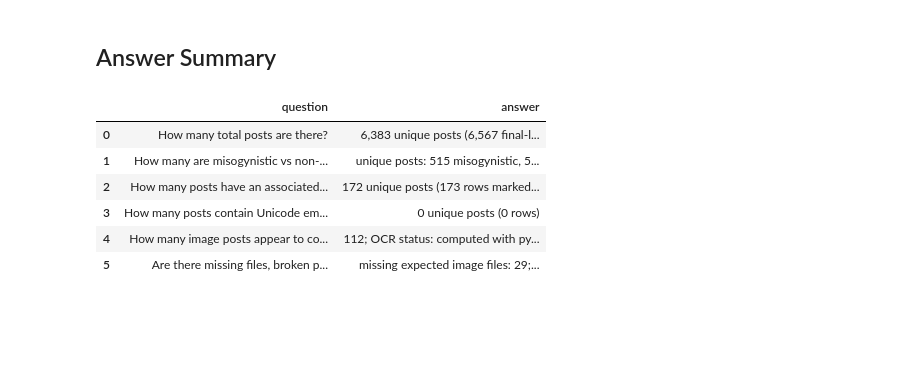
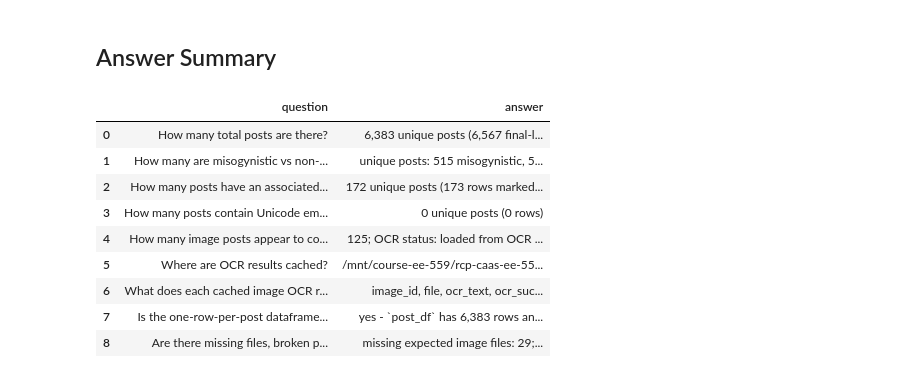
Before and after one commit to AxelTurinPlessia/EE559-DeepLearningProject-g37, a Jupyter notebook: notebooks/online_misogyny_inspection.ipynb, the cells around one changed output. Drawn from its saved outputs; the diff is of its cells as text; code cells hidden in the pictures; blank space fills up the shorter version.

```diff
--- a/notebooks/online_misogyny_inspection.ipynb
+++ b/notebooks/online_misogyny_inspection.ipynb
@@ -6,10 +6,9 @@ This notebook inspects the Online Misogyny EACL 2021 dataset stored under `datas
 from pathlib import Path
 import ast
 import hashlib
-import importlib.util
+import os
 import re
-import shutil
-import subprocess
+import time
 from collections import defaultdict
 
 import numpy as np
@@ -29,6 +28,7 @@ def find_dataset_root(start=Path.cwd()):
 
 
 DATASET_ROOT = find_dataset_root()
+PROJECT_ROOT = DATASET_ROOT.parent.parent
 DATA_DIR = DATASET_ROOT / "data"
 FINAL_CSV = DATA_DIR / "final_labels.csv"
 ORIGINAL_CSV = DATA_DIR / "original_labels.csv"
@@ -218,7 +218,39 @@ EMOJI_PATTERN = re.compile(
     "]"
 )
 
-df["has_unicode_emoji"] = df["text_for_audit"].map(lambda text: bool(EMOJI_PATTERN.search(text)))
+OCR_EMOTICON_PATTERN = re.compile(
+    r"""(?ix)
+    (?<![A-Za-z0-9_])
+    (
+        <3
+        | [xX]-?[dDpP]
+        | [:;=8]["'`\-oO]?[)D(Pp/\\|sS3]
+        | \^[._-]?\^
+        | :[a-z][a-z0-9_+\-]*:
+    )
+    (?![A-Za-z0-9_])
+    """
+)
+OCR_LAUGHTER_PATTERN = re.compile(r"(?i)\b(?:lol|lmao|rofl)\b")
+
+
+def find_unicode_emojis(text):
+    return [match.group(0) for match in EMOJI_PATTERN.finditer(str(text))]
+
+
+def find_ocr_emoticons(text):
+    return [match.group(0) for match in OCR_EMOTICON_PATTERN.finditer(str(text))]
+
+
+def find_ocr_laughter_tokens(text):
+    return [match.group(0) for match in OCR_LAUGHTER_PATTERN.finditer(str(text))]
+
+
+def emoji_tokens_to_text(tokens):
+    return " ".join(str(token) for token in tokens if str(token).strip())
+
+
+df["has_unicode_emoji"] = df["text_for_audit"].map(lambda text: bool(find_unicode_emojis(text)))
 emoji_rows = int(df["has_unicode_emoji"].sum())
 emoji_posts = int(df.loc[df["has_unicode_emoji"], "entry_id"].nunique())
 
@@ -698,29 +1148,35 @@ Posts with conflicting level_1 labels:
 ## Answer Summary
 # %%
 readable_image_answer = (
-    "not computed - install/configure Tesseract OCR"
+    "not computed - EasyOCR did not run successfully"
     if readable_image_post_count is None
     else int(readable_image_post_count)
 )
 
 answers = pd.DataFrame(
     [
         ("How many total posts are there?", f"{df['entry_id'].nunique():,} unique posts ({len(df):,} final-label rows)"),
         ("How many are misogynistic vs non-misogynistic?", f"unique posts: {int((post_summary['level_1_collapsed'] == 'Misogynistic').sum()):,} misogynistic, {int((post_summary['level_1_collapsed'] == 'Nonmisogynistic').sum()):,} non-misogynistic, {int(post_summary['level_1_collapsed'].str.startswith('Conflict:').sum()):,} conflict; rows: {int((df['level_1'] == 'Misogynistic').sum()):,} misogynistic, {int((df['level_1'] == 'Nonmisogynistic').sum()):,} non-misogynistic"),
         ("How many posts have an associated image?", f"{int(post_summary['has_image'].sum()):,} unique posts ({int(df['image_flag'].sum()):,} rows marked image == Yes); {len(image_files):,} image files are present on disk"),
         ("How many posts contain Unicode emojis in the raw text?", f"{emoji_posts:,} unique posts ({emoji_rows:,} rows)"),
         ("How many image posts appear to contain readable text inside the image?", f"{readable_image_answer}; OCR status: {ocr_status}"),
+        ("Where are OCR results cached?", str(OCR_RESULTS_CACHE)),
+        ("What does each cached image OCR row include?", "image_id, file, ocr_text, ocr_success/ocr_status, confidence, processing_time_seconds, Unicode OCR emojis, OCR emoticons, and OCR laughter tokens"),
+        ("Is the one-row-per-post dataframe available?", f"yes - `post_df` has {len(post_df):,} rows and the requested minimum columns"),
         ("Are there missing files, broken paths, duplicates, or empty texts?", f"missing expected image files: {len(missing_expected_images):,}; extra image files: {len(extra_image_files):,}; broken/unreadable image files: {int((~image_inspection_df['readable']).sum()) if len(image_inspection_df) else 0:,}; repeated-entry extra rows: {extra_rows_due_to_repeated_entry_id:,}; exact duplicate rows: {exact_duplicate_rows:,}; empty-text rows: {empty_text_rows:,}"),
     ],
     columns=["question", "answer"],
 )
 
 display(answers)
 # %% [output]
 |  | question | answer |
 | 0 | How many total posts are there? | 6,383 unique posts (6,567 final-l... |
 | 1 | How many are misogynistic vs non-... | unique posts: 515 misogynistic, 5... |
 | 2 | How many posts have an associated... | 172 unique posts (173 rows marked... |
 | 3 | How many posts contain Unicode em... | 0 unique posts (0 rows) |
-| 4 | How many image posts appear to co... | 112; OCR status: computed with py... |
-| 5 | Are there missing files, broken p... | missing expected image files: 29;... |
+| 4 | How many image posts appear to co... | 125; OCR status: loaded from OCR ... |
+| 5 | Where are OCR results cached? | /mnt/course-ee-559/rcp-caas-ee-55... |
+| 6 | What does each cached image OCR r... | image_id, file, ocr_text, ocr_suc... |
+| 7 | Is the one-row-per-post dataframe... | yes - `post_df` has 6,383 rows an... |
+| 8 | Are there missing files, broken p... | missing expected image files: 29;... |
```
Also changed, not shown: parts of 12 cells of this notebook, 6 other files.
